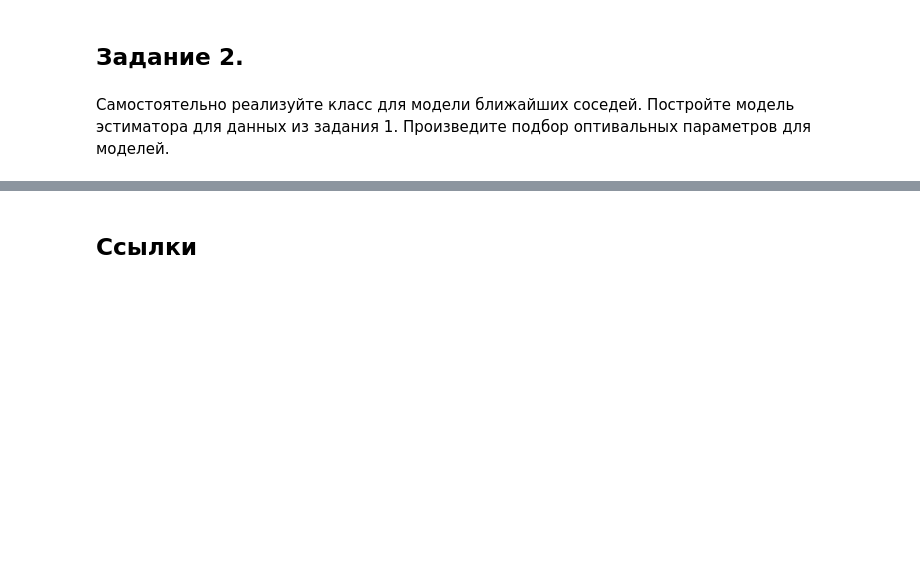
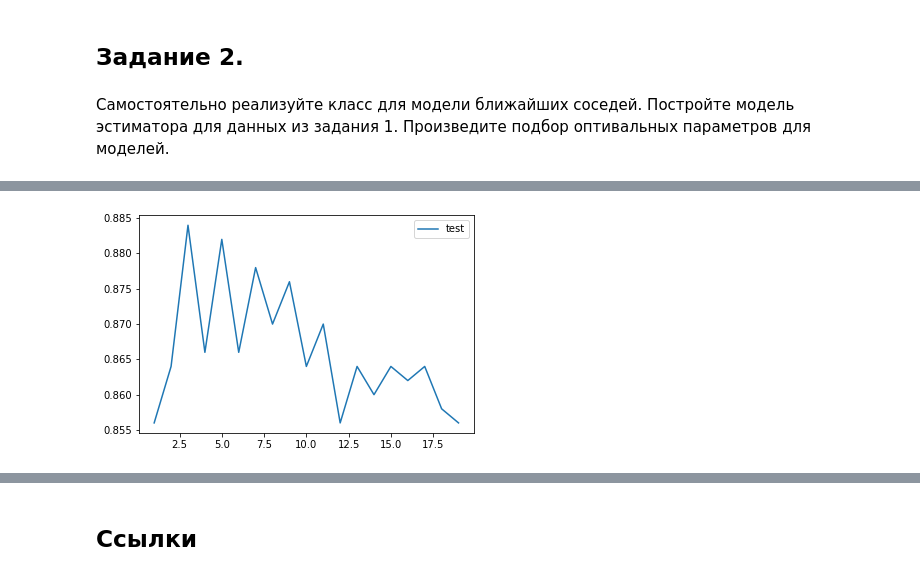
Before and after one commit to volynvlad/mathematical_foundations_ml, a Jupyter notebook: LR3/LR3_1k_task.ipynb, the cells around one changed output, grey strips where cells are left out. Drawn from its saved outputs; the diff is of its cells as text; code cells hidden in the pictures; blank space fills up the shorter version.

```diff
--- a/LR3/LR3_1k_task.ipynb
+++ b/LR3/LR3_1k_task.ipynb
@@ -600,0 +721,10 @@ model.best_estimator_.score(X_test_scaled, y_test)
+# %%
+test_score_results = []
+for k in range(1, 20):
+    model = KNeighbors(k=k)
+    model.fit(X_train_scaled, y_train)
+    test_score_results.append(model.score(X_test_scaled, y_test))
+plt.plot(range(1, 20), test_score_results, label="test")
+plt.legend();
+# %% [output]
+[figure, added]
```
Also changed, not shown: parts of 41 cells of this notebook.
